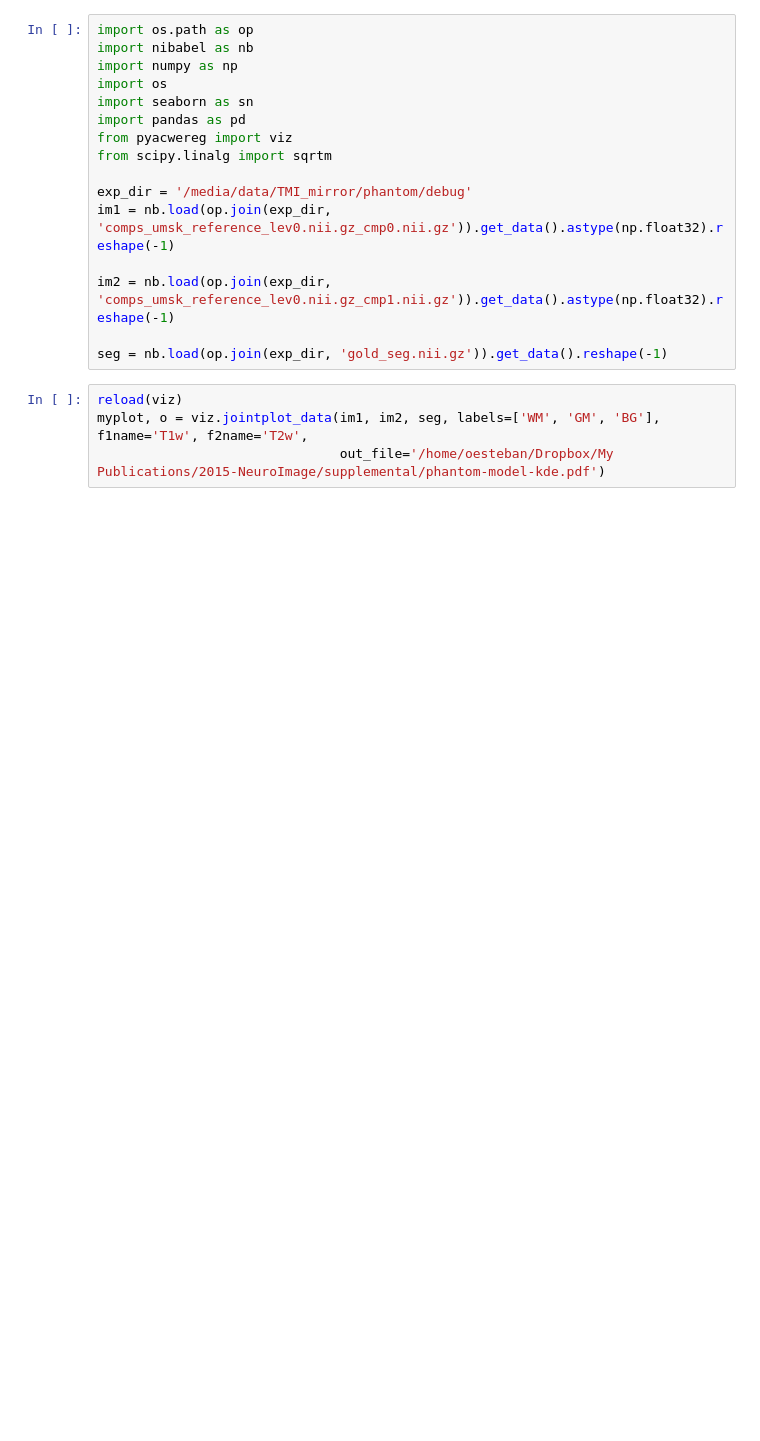
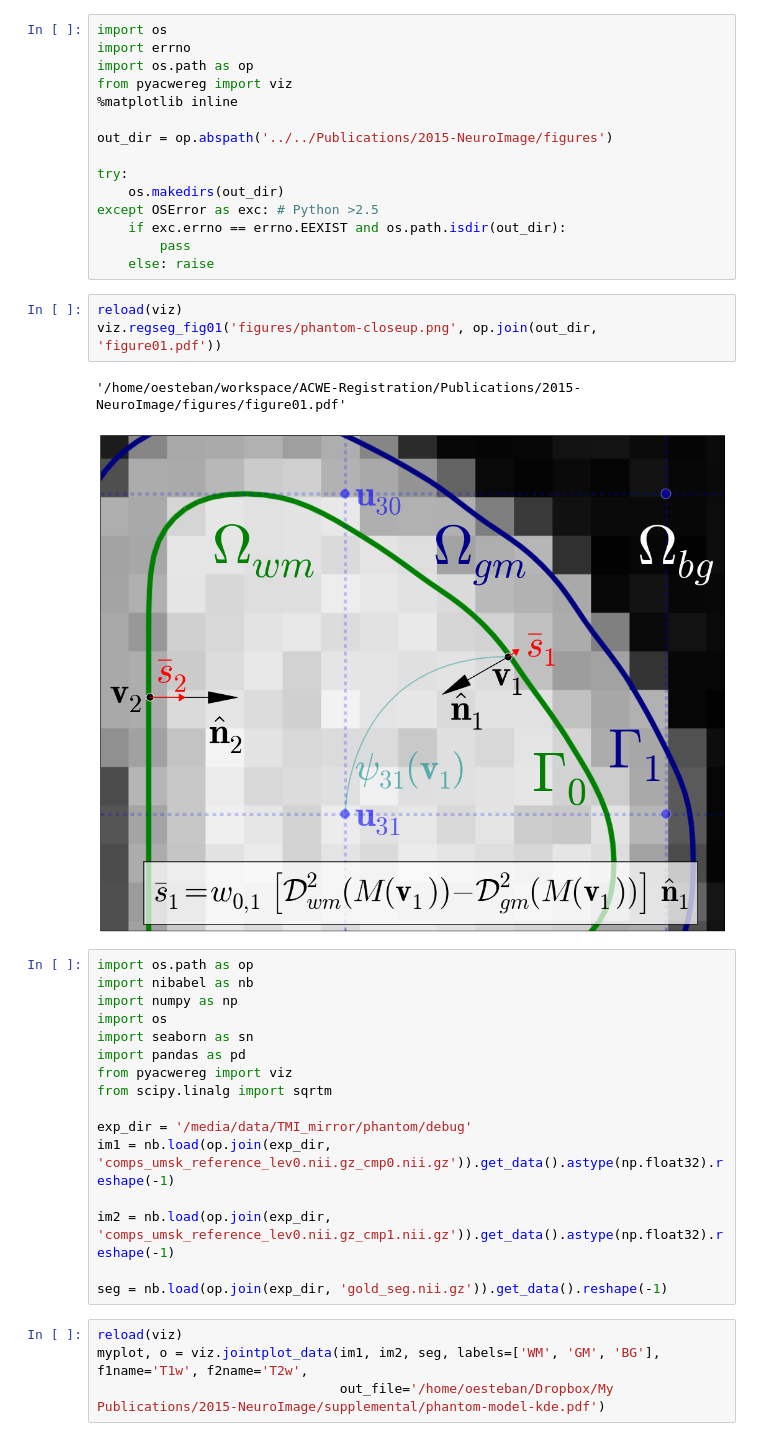
Before and after one commit to oesteban/RegSeg, a Jupyter notebook: Scripts/notebooks/graphs.ipynb, the cells around one changed output. Saved outputs shown, nothing was run; the diff lists cells and outputs as text; blank space fills up the shorter version.

Commit message:
move figure01 to viz module

```diff
--- a/Scripts/notebooks/graphs.ipynb
+++ b/Scripts/notebooks/graphs.ipynb
@@ -69,3 +1,24 @@ plt.savefig('/home/oesteban/Dropbox/My Publications/2015-NeuroImage/figures/figu
+# %%
+import os
+import errno
+import os.path as op
+from pyacwereg import viz
+%matplotlib inline
+
+out_dir = op.abspath('../../Publications/2015-NeuroImage/figures')
+
+try:
+    os.makedirs(out_dir)
+except OSError as exc: # Python >2.5
+    if exc.errno == errno.EEXIST and os.path.isdir(out_dir):
+        pass
+    else: raise
+# %%
+reload(viz)
+viz.regseg_fig01('figures/phantom-closeup.png', op.join(out_dir, 'figure01.pdf'))
+# %% [output]
+'/home/oesteban/workspace/ACWE-Registration/Publications/2015-NeuroImage/figures/figure01.pdf'
+[figure, added]
 # %%
 import os.path as op
 import nibabel as nb
```
Also changed, not shown: parts of 4 cells of this notebook, 2 other files.
